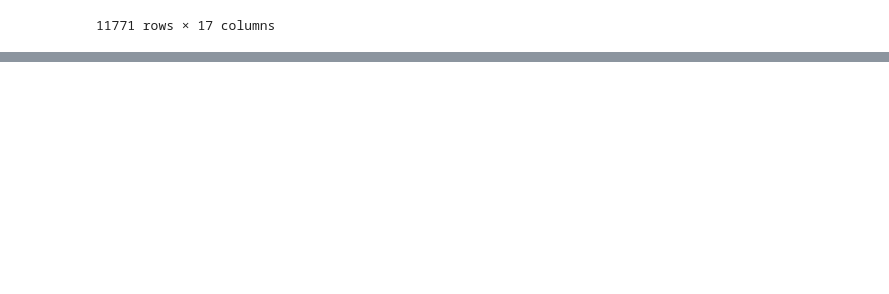
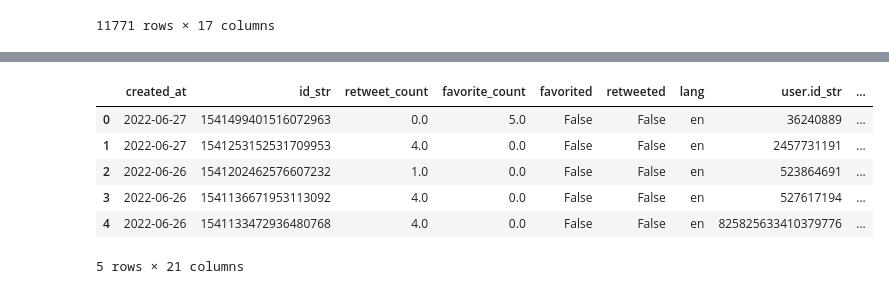
Before and after one commit to alicecye/empoweredar, a Jupyter notebook: Cleaning Twitter Data.ipynb, the cells around one changed output, grey strips where cells are left out. Cells and saved outputs as stored; diff of their text form; code cells hidden in the pictures; blank space fills up the shorter version.

Commit message:
add twitter sentiment

```diff
--- a/Cleaning Twitter Data.ipynb
+++ b/Cleaning Twitter Data.ipynb
@@ -103,3 +103,5 @@ data_short.to_csv("twitter_subset.tsv", sep="\t", index=False)
 # %%
 # CSV file currently isn't needed
 data_short.to_csv("twitter_subset.csv", index=False)
+# %%
+data_short = pd.read_csv('twitter_subset.tsv', sep='\t')
@@ -105,0 +111,3 @@ data_short.to_csv("twitter_subset.csv", index=False)
+# %%
+nltk.download(["names","stopwords","state_union","twitter_samples","movie_reviews", "averaged_perceptron_tagger","vader_lexicon","punkt"])
+sia = SentimentIntensityAnalyzer()
@@ -105,0 +133,27 @@ data_short.to_csv("twitter_subset.csv", index=False)
+# %%
+def get_sentiment(df):
+  empty = []
+
+  for lyrics in df.text:
+
+    if pd.isna(lyrics):
+      lyrics = ''
+
+    #print(lyrics)
+    output = sia.polarity_scores(lyrics.lower())
+    empty.append(output)
+
+  return empty
+
+sentiment_scores = pd.DataFrame(get_sentiment(data_short))
+final_sentiment = pd.concat([data_short, sentiment_scores], axis=1)
+# %%
+final_sentiment.head()
+# %% [output]
+|  | created_at | id_str | retweet_count | favorite_count | favorited | retweeted | lang | user.id_str | ... |
+| 0 | 2022-06-27 | 1541499401516072963 | 0.0 | 5.0 | False | False | en | 36240889 | ... |
+| 1 | 2022-06-27 | 1541253152531709953 | 4.0 | 0.0 | False | False | en | 2457731191 | ... |
+| 2 | 2022-06-26 | 1541202462576607232 | 1.0 | 0.0 | False | False | en | 523864691 | ... |
+| 3 | 2022-06-26 | 1541136671953113092 | 4.0 | 0.0 | False | False | en | 527617194 | ... |
+| 4 | 2022-06-26 | 1541133472936480768 | 4.0 | 0.0 | False | False | en | 825825633410379776 | ... |
+5 rows × 21 columns
```
Also changed, not shown: parts of 3 cells of this notebook, 1 other file.
